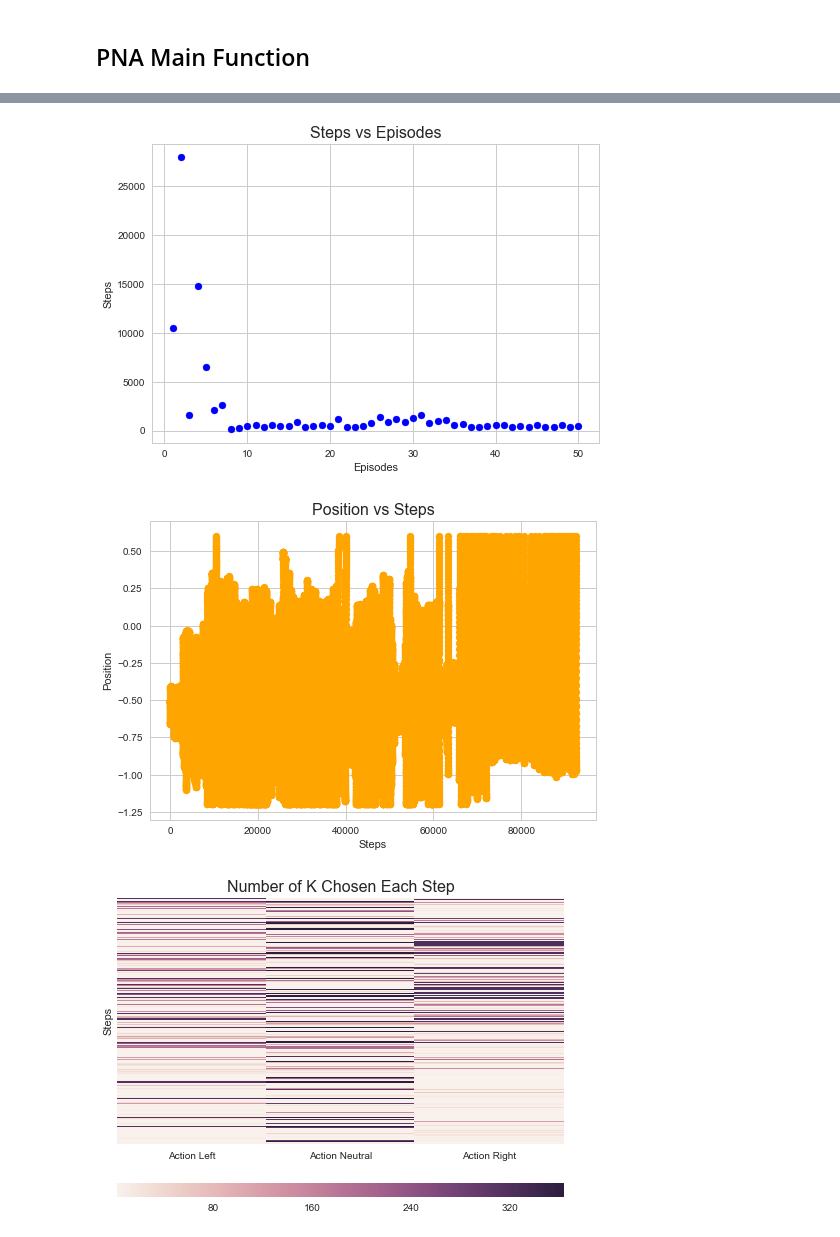
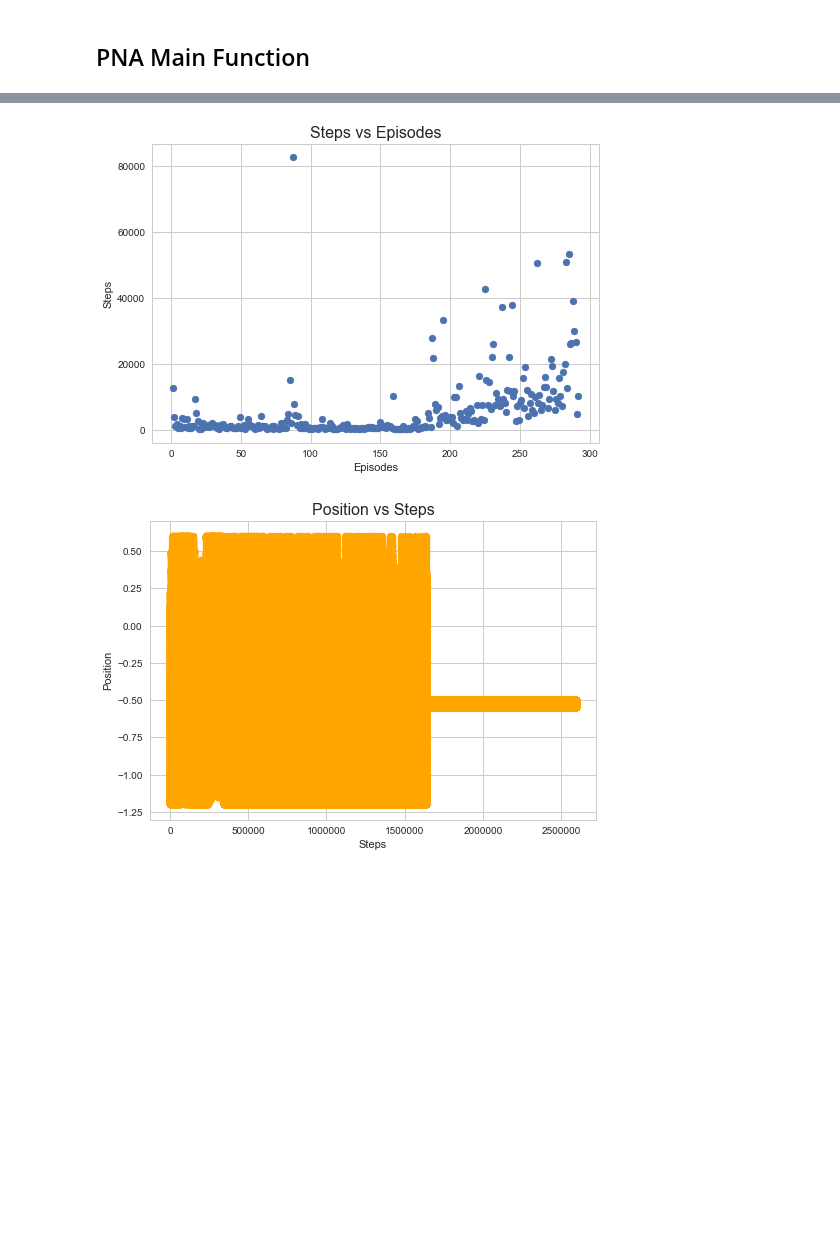
Before and after one commit to maleakhiw/Pessimistic-Neighbourhood-Aggregation-for-States-in-Reinforcement-Learning, a Jupyter notebook: PNA.ipynb, the cells around one changed output, grey strips where cells are left out. Drawn from its saved outputs; the diff is of its cells as text; code cells hidden in the pictures; blank space fills up the shorter version.

```diff
--- a/PNA.ipynb
+++ b/PNA.ipynb
@@ -349,7 +346,6 @@ for i in range(training_iteration):
 
         # Change agent current state and getting reward
         agent.state = next_state
-        trajectories.append(next_state[1])
         immediate_reward = mountain_car_environment.calculateReward()
 
         # Used for graphing
@@ -740,22 +762,26 @@ Apart from handling agent-environment interaction, main function also responsibl
 def generateAlphas(minimum_alpha, n_episodes):
     return(np.linspace(1.0, MIN_ALPHA, N_EPISODES))
 
-N_EPISODES = 50
+N_EPISODES = 1000
 MIN_ALPHA = 0.02
 alphas = generateAlphas(MIN_ALPHA, N_EPISODES)
 # %%
 # Initialise the environment and the agent
 size = 1000 # size of the q_storage
-k = 50 # knn parameter
 agent = PNAAgent(size)
 mountain_car_environment = MountainCarEnvironment(agent)
 
 # Used for graphing purposes
 count_step = [] # counter for how many step in each episodes
 trajectories = []
-k_left = []
-k_neutral = []
-k_right = []
+
+k_first_left = []
+k_first_neutral = []
+k_first_right = []
+
+k_last_left = []
+k_last_neutral = []
+k_last_right = []
 # %%
 # Iterate the process, train the agent (training_iteration episodes)
 training_iteration = N_EPISODES
@@ -774,9 +800,16 @@ for i in range(training_iteration):
 
         # Used for graphing
         step += 1
-        k_left.append(agent.k_history[0])
-        k_neutral.append(agent.k_history[1])
-        k_right.append(agent.k_history[2])
+
+        # Only append first and last episode (for the k)
+        if (i == 1):
+            k_first_left.append(agent.k_history[0])
+            k_first_neutral.append(agent.k_history[1])
+            k_first_right.append(agent.k_history[2])
+        if (i == (training_iteration - 1)):
+            k_last_left.append(agent.k_history[0])
+            k_last_neutral.append(agent.k_history[1])
+            k_last_right.append(agent.k_history[2])
 
         # Test for successful learning
         if (immediate_reward == MountainCarEnvironment.REWARD_TERMINAL):
@@ -815,39 +850,23 @@ for i in range(training_iteration):
 # %%
 # Create graph for step vs episodes
 y = count_step
 x = np.arange(1, len(y) + 1)
-plt.scatter(x, y, color="blue")
+plt.scatter(x, y)
 plt.title("Steps vs Episodes", fontsize=16)
 plt.xlabel("Episodes")
 plt.ylabel("Steps")
 
 plt.show()
 
 # Create graph for position vs step
 y2 = trajectories
 x2 = np.arange(1, len(y2) + 1)
 plt.scatter(x2, y2, color="orange")
 plt.title("Position vs Steps", fontsize=16)
 plt.xlabel("Steps")
 plt.ylabel("Position")
 
 plt.show()
-
-# Create heatmap showing the k
-data = pd.DataFrame()
-data["Action Left"] = k_left
-data["Action Neutral"] = k_neutral
-data["Action Right"] = k_right
-data["Steps"] = np.arange(1, len(k_left) + 1)
-data.set_index("Steps", inplace=True)
-
-grid_kws = {"height_ratios": (.9, .05), "hspace": .3}
-f, (ax, cbar_ax) = plt.subplots(2, gridspec_kw=grid_kws)
-ax = sns.heatmap(data, ax=ax, cbar_ax=cbar_ax, cbar_kws={"orientation": "horizontal"}, yticklabels=False)
-ax.set_title("Number of K Chosen Each Step", fontsize=16)
-
-plt.show()
 # %% [output]
-[figure, old version]
+[figure, new version]
-[figure, old version]
+[figure, new version]
-[figure, removed]
```
Also changed, not shown: parts of 12 cells of this notebook, 1 other file.
